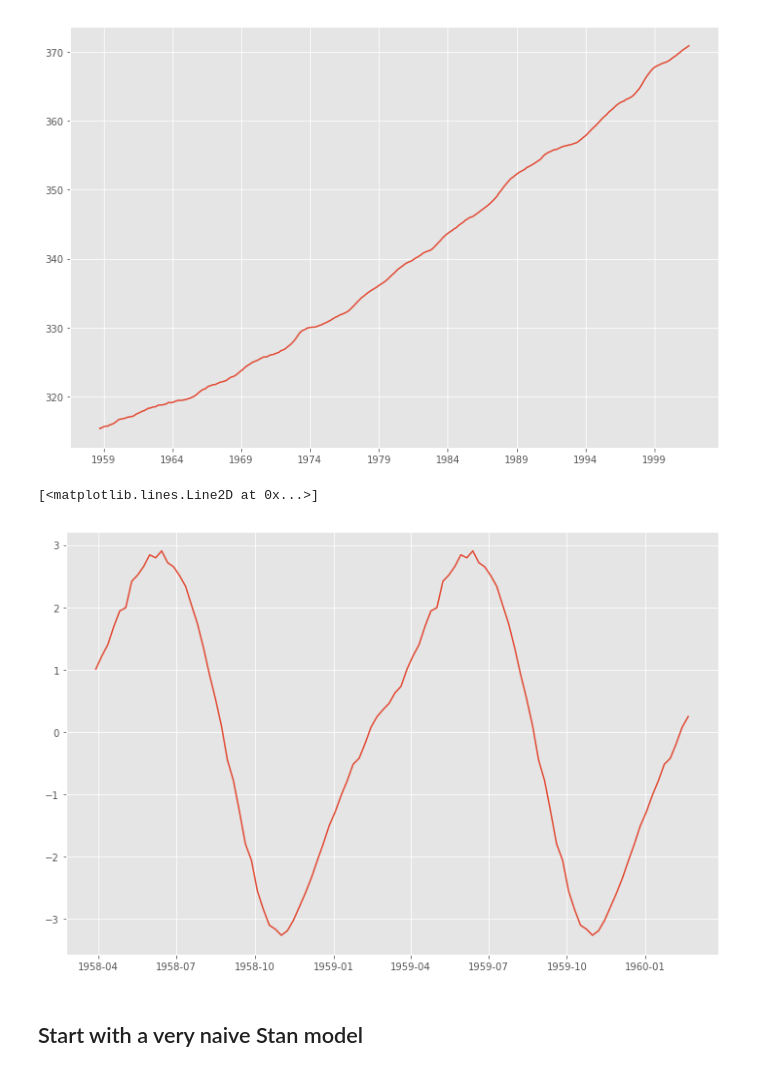
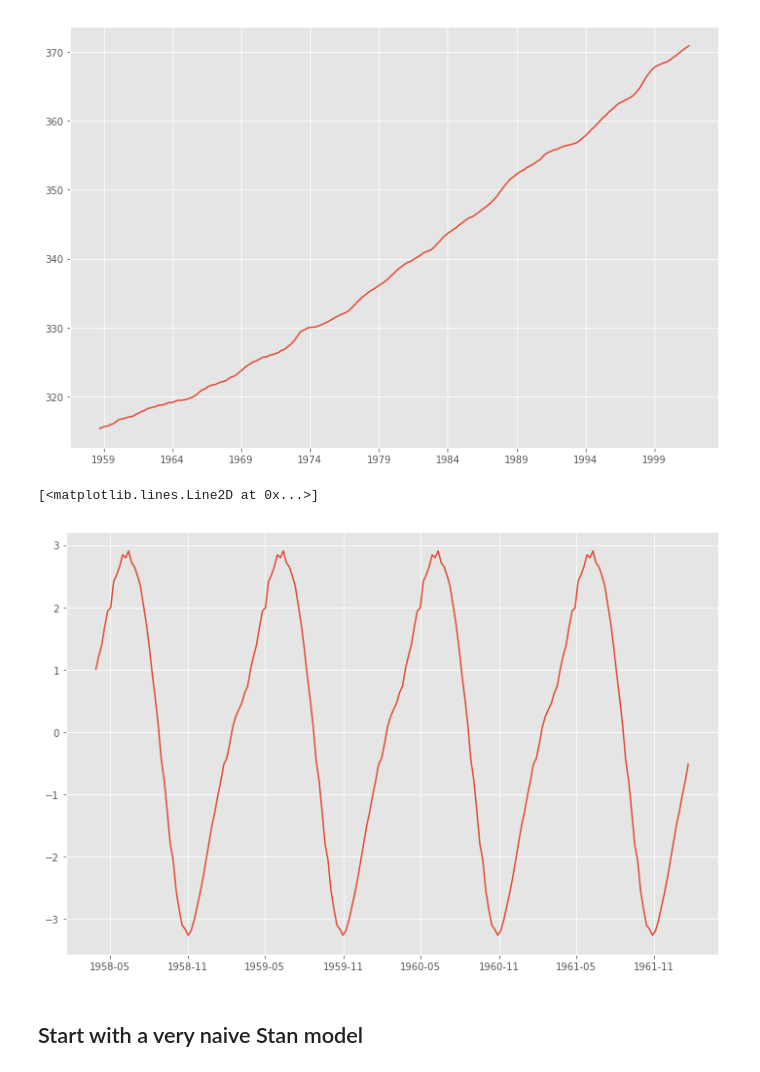
Before and after one commit to guydav/minerva, a Jupyter notebook: notebooks/CS146/0.X Final Project (Stan).ipynb, the cells around one changed output. Cells and saved outputs as stored; diff of their text form; code cells hidden in the pictures.

```diff
--- a/notebooks/CS146/0.X Final Project (Stan).ipynb
+++ b/notebooks/CS146/0.X Final Project (Stan).ipynb
@@ -138,10 +142,10 @@ plt.plot(res.trend)
 [figure]
 # %%
 fig = plt.figure(figsize=(12, 8))
-plt.plot(res.seasonal[:100])
+plt.plot(res.seasonal[:200])
 # %% [output]
 [<matplotlib.lines.Line2D at 0x...>]
-[figure, old version]
+[figure, new version]
 # %% [markdown]
 ## Start with a very naive Stan model
 # %%
```
Also changed, not shown: parts of 13 cells of this notebook, 3 other files.
